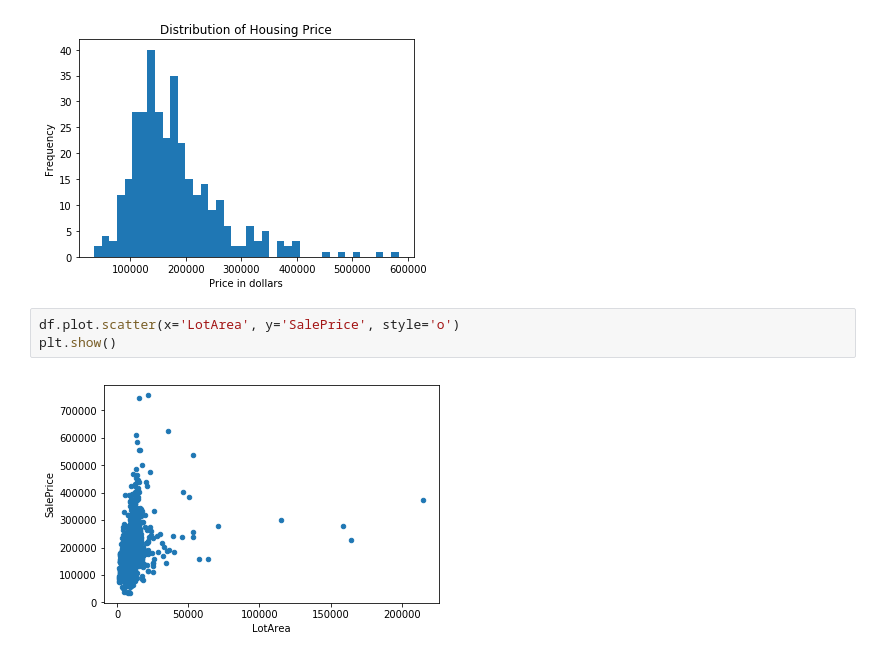
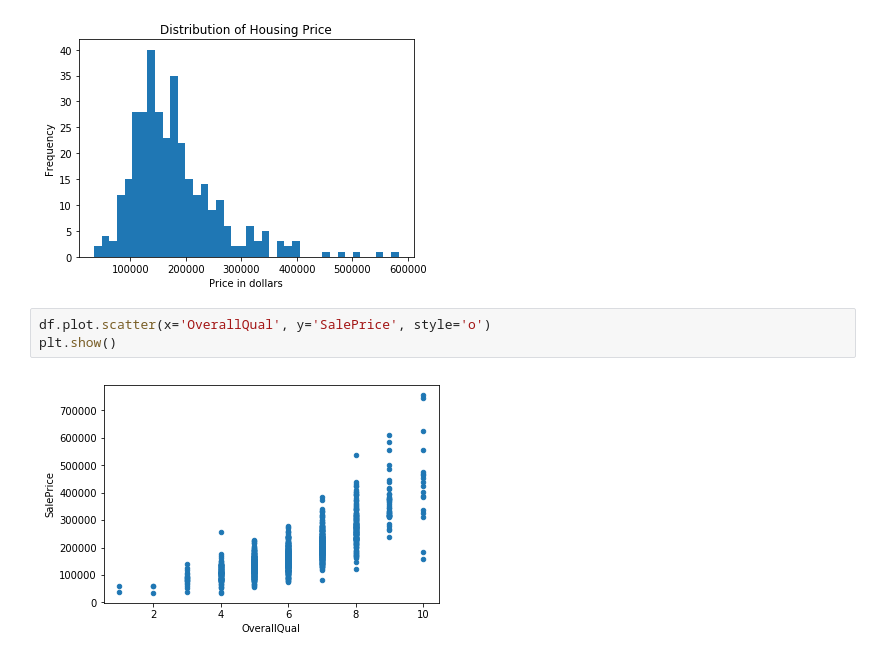
Before and after one commit to tessklr/ScratchBook, a Jupyter notebook: HousingPricePrediction.ipynb, the cells around one changed output. Drawn from its saved outputs; the diff is of its cells as text.

```diff
--- a/HousingPricePrediction.ipynb
+++ b/HousingPricePrediction.ipynb
@@ -80,7 +80,7 @@ plt.show()
 # %% [output]
 [figure]
 # %%
-df.plot.scatter(x='LotArea', y='SalePrice', style='o')
+df.plot.scatter(x='OverallQual', y='SalePrice', style='o')
 plt.show()
 # %% [output]
-[figure, old version]
+[figure, new version]
```
Also changed, not shown: parts of 2 cells of this notebook.
